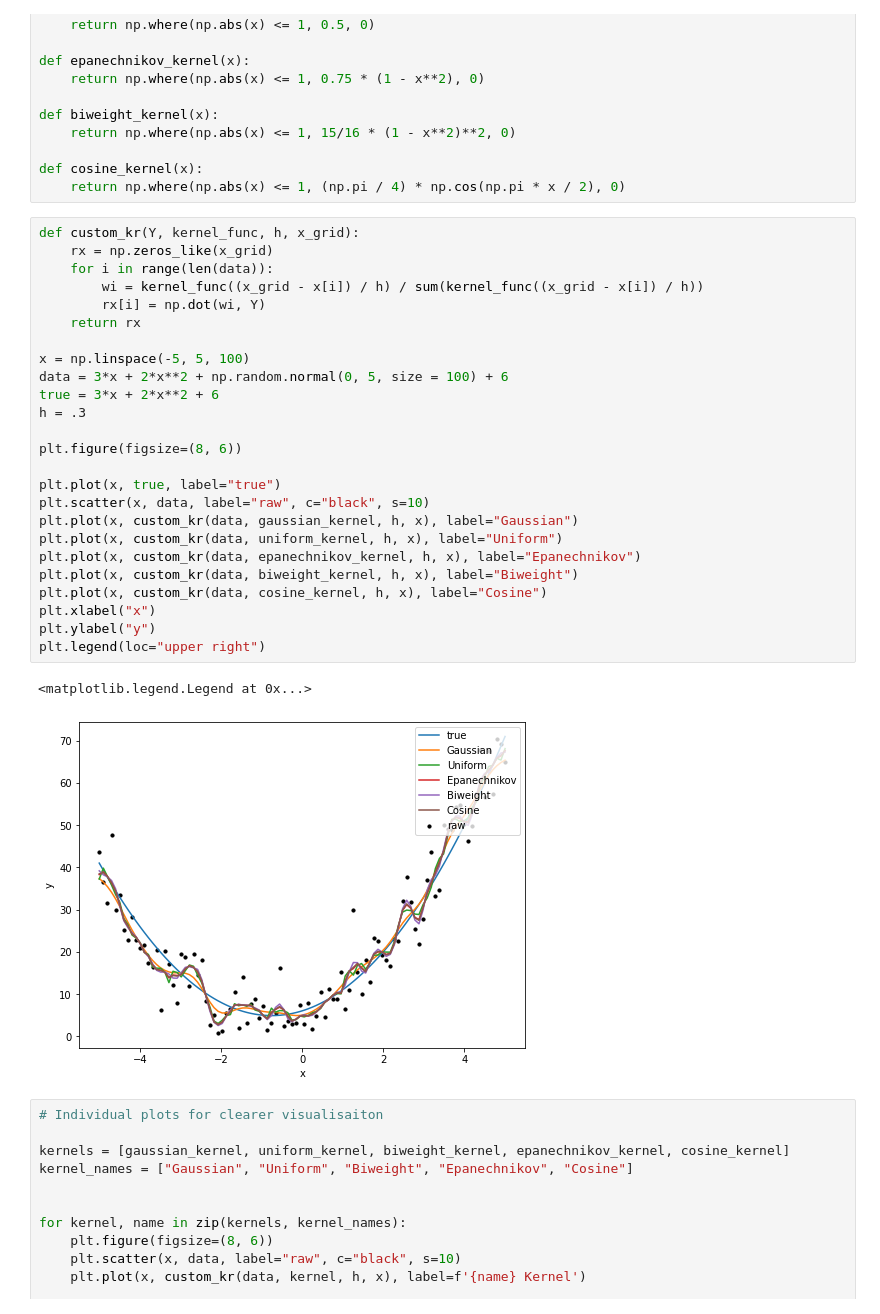
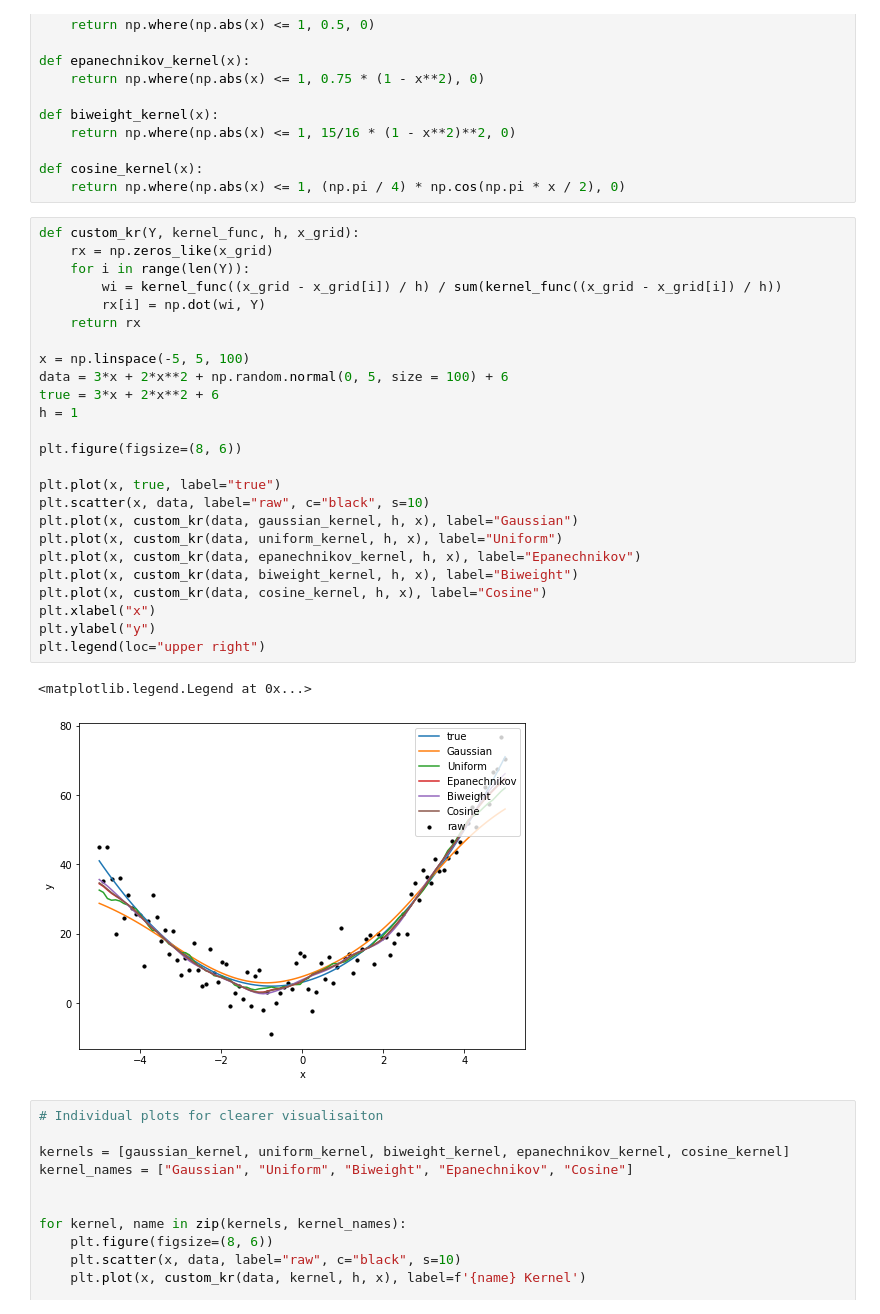
Before and after one commit to abalone88/nonparam-stats-proj, a Jupyter notebook: code/chp3-nonparam-regression/kernel_regression.ipynb, the cells around one changed output. Saved outputs shown, nothing was run; the diff lists cells and outputs as text.

```diff
--- a/code/chp3-nonparam-regression/kernel_regression.ipynb
+++ b/code/chp3-nonparam-regression/kernel_regression.ipynb
@@ -40,31 +38,31 @@ def cosine_kernel(x):
 # %%
 def custom_kr(Y, kernel_func, h, x_grid):
     rx = np.zeros_like(x_grid)
-    for i in range(len(data)):
-        wi = kernel_func((x_grid - x[i]) / h) / sum(kernel_func((x_grid - x[i]) / h))
+    for i in range(len(Y)):
+        wi = kernel_func((x_grid - x_grid[i]) / h) / sum(kernel_func((x_grid - x_grid[i]) / h))
         rx[i] = np.dot(wi, Y)
     return rx
 
 x = np.linspace(-5, 5, 100)
 data = 3*x + 2*x**2 + np.random.normal(0, 5, size = 100) + 6
 true = 3*x + 2*x**2 + 6
-h = .3
+h = 1
 
 plt.figure(figsize=(8, 6))
 
 plt.plot(x, true, label="true")
 plt.scatter(x, data, label="raw", c="black", s=10)
 plt.plot(x, custom_kr(data, gaussian_kernel, h, x), label="Gaussian")
 plt.plot(x, custom_kr(data, uniform_kernel, h, x), label="Uniform")
 plt.plot(x, custom_kr(data, epanechnikov_kernel, h, x), label="Epanechnikov")
 plt.plot(x, custom_kr(data, biweight_kernel, h, x), label="Biweight")
 plt.plot(x, custom_kr(data, cosine_kernel, h, x), label="Cosine")
 plt.xlabel("x")
 plt.ylabel("y")
 plt.legend(loc="upper right")
 # %% [output]
 <matplotlib.legend.Legend at 0x...>
-[figure, old version]
+[figure, new version]
 # %%
 # Individual plots for clearer visualisaiton
 
```
Also changed, not shown: parts of 3 cells of this notebook, 2 other files.
